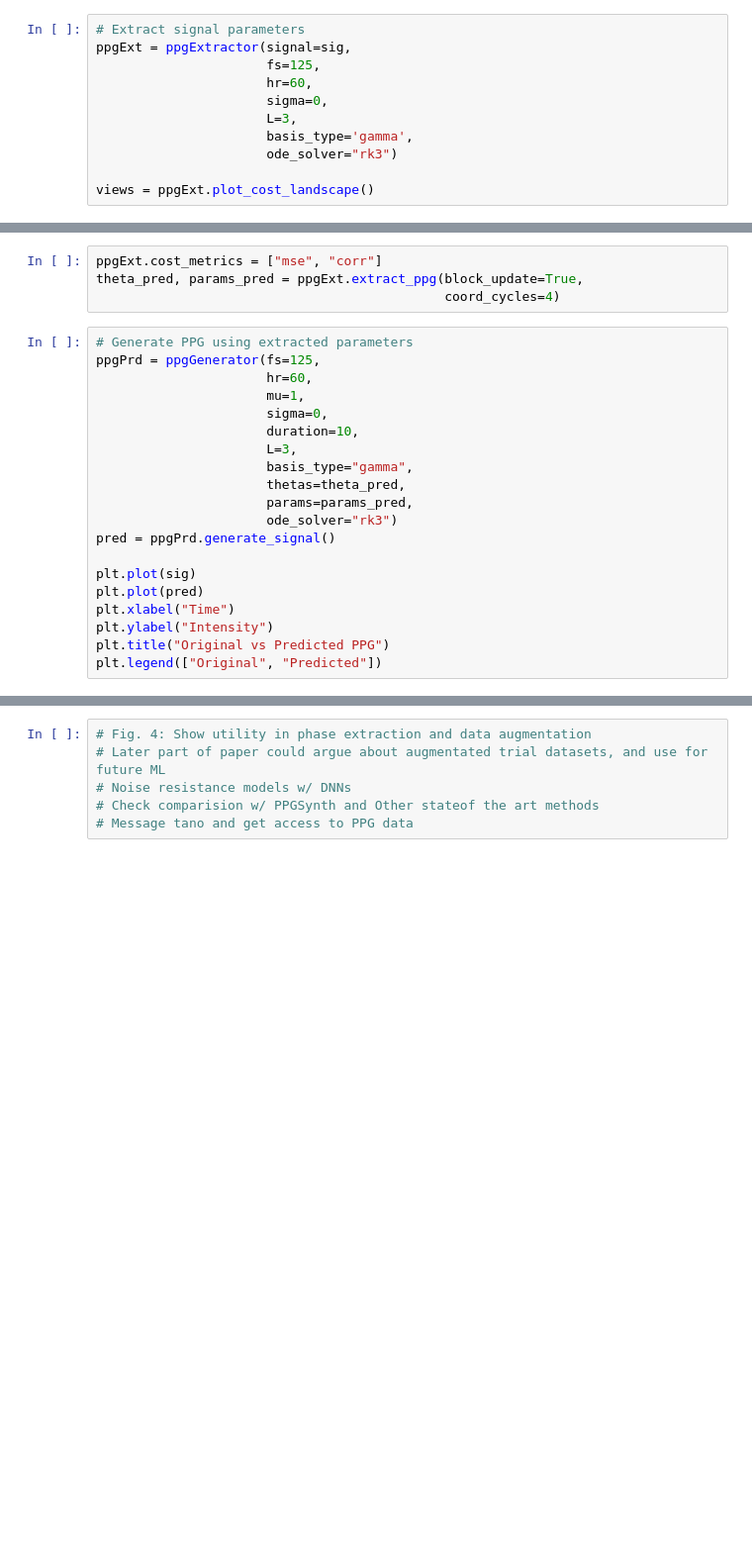
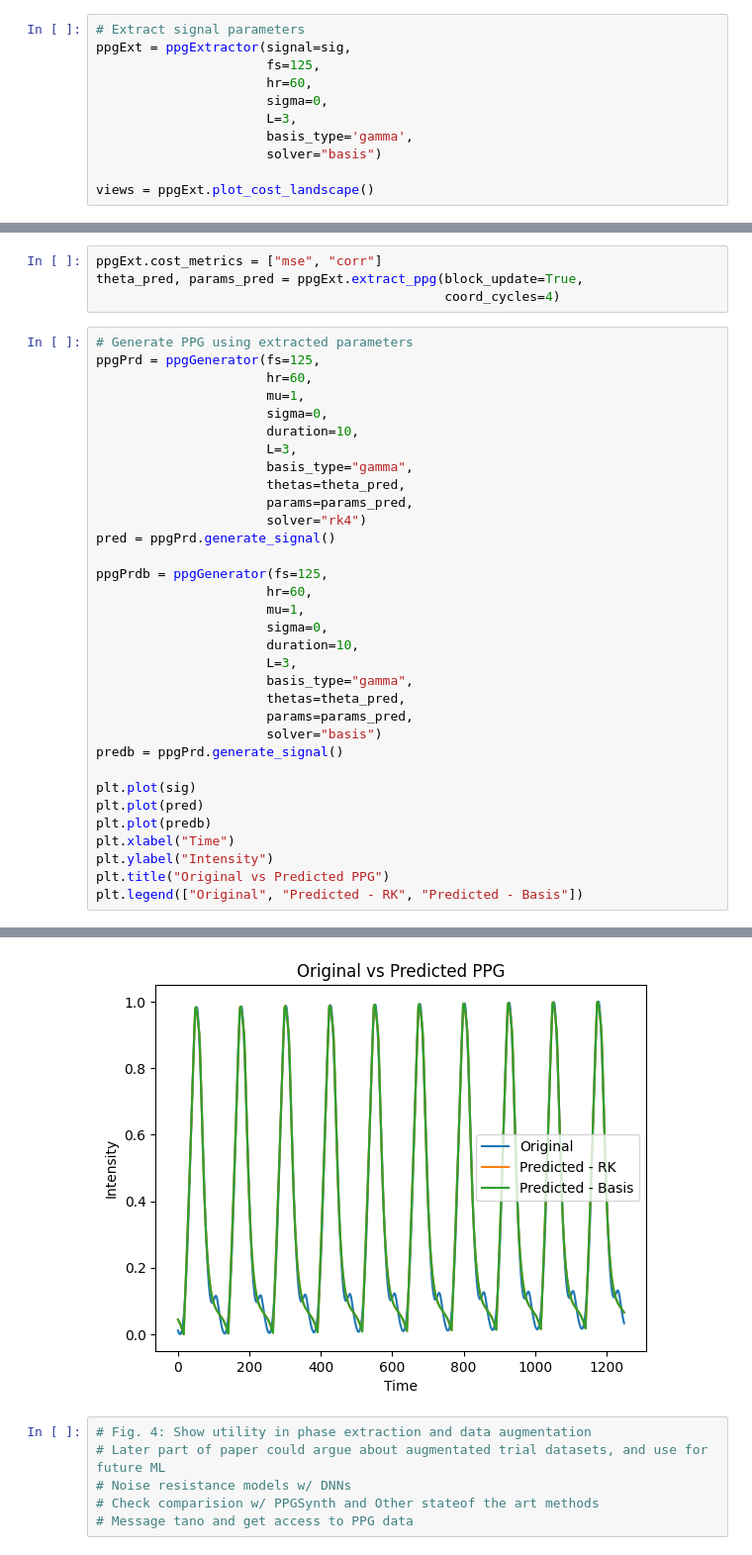
Before and after one commit to BailabUNC/ppg-basis, a Jupyter notebook: base_tb.ipynb, the cells around one changed output, grey strips where cells are left out. Shown: that part at 99% size. Cells and saved outputs as stored; diff of their text form; blank space fills up the shorter version.

```diff
--- a/base_tb.ipynb
+++ b/base_tb.ipynb
@@ -26,6 +35,6 @@ ppgExt = ppgExtractor(signal=sig,
                       sigma=0,
                       L=3,
                       basis_type='gamma',
-                      ode_solver="rk3")
+                      solver="basis")
 
 views = ppgExt.plot_cost_landscape()
@@ -47,12 +67,26 @@ ppgPrd = ppgGenerator(fs=125,
                       basis_type="gamma",
                       thetas=theta_pred,
                       params=params_pred,
-                      ode_solver="rk3")
+                      solver="rk4")
 pred = ppgPrd.generate_signal()
+
+ppgPrdb = ppgGenerator(fs=125,
+                      hr=60,
+                      mu=1,
+                      sigma=0,
+                      duration=10,
+                      L=3,
+                      basis_type="gamma",
+                      thetas=theta_pred,
+                      params=params_pred,
+                      solver="basis")
+predb = ppgPrd.generate_signal()
 
 plt.plot(sig)
 plt.plot(pred)
+plt.plot(predb)
 plt.xlabel("Time")
 plt.ylabel("Intensity")
 plt.title("Original vs Predicted PPG")
-plt.legend(["Original", "Predicted"])
+plt.legend(["Original", "Predicted - RK", "Predicted - Basis"])
+# %% [output]
@@ -59,3 +94,4 @@ plt.legend(["Original", "Predicted"])
+[figure, added]
 # %%
 # Fig. 4: Show utility in phase extraction and data augmentation
 # Later part of paper could argue about augmentated trial datasets, and use for future ML
```
Also changed, not shown: parts of 6 cells of this notebook, 4 other files.
